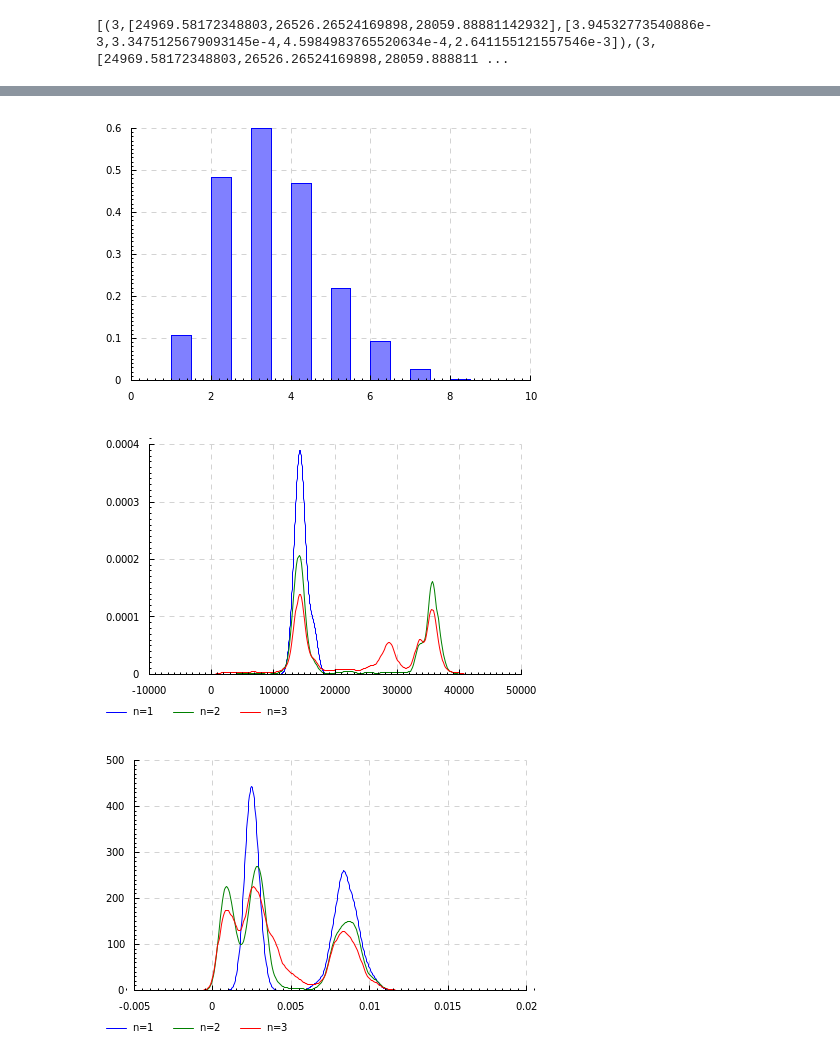
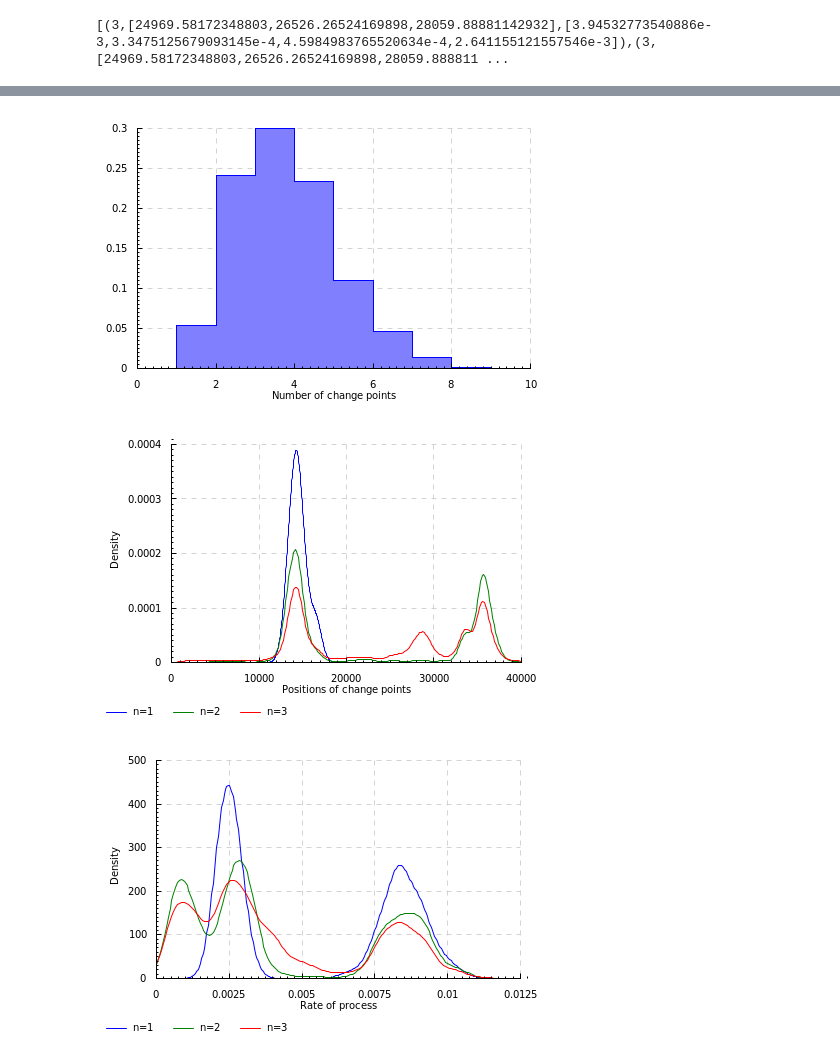
Before and after one commit to davidar/stochaskell, a Jupyter notebook: rj-coal.ipynb, the cells around one changed output, grey strips where cells are left out. Saved outputs shown, nothing was run; the diff lists cells and outputs as text; code cells hidden in the pictures.

```diff
--- a/rj-coal.ipynb
+++ b/rj-coal.ipynb
@@ -154,19 +171,27 @@ import Language.Stochaskell.Plot
 # %%
-toRenderable . plot . return . histToPlot $ defaultNormedPlotHist
-  { _plot_hist_title = "", _plot_hist_values = [real n | (n,s,g) <- samples], _plot_hist_range = Just (0,10), _plot_hist_bins = 20 }
+toRenderable $ do
+  plot . return . histToPlot $ defaultNormedPlotHist
+    { _plot_hist_title = "", _plot_hist_values = [real n | (n,s,g) <- samples], _plot_hist_range = Just (0,10), _plot_hist_bins = 10 }
+  xlabel "Number of change points"
 # %% [output]
-[figure, old version]
+[figure, new version]
 # %%
 toRenderable $ do
   kdeplot "n=1" 625 $ concat [s | (n,s,g) <- samples, n == 1]
   kdeplot "n=2" 625 $ concat [s | (n,s,g) <- samples, n == 2]
   kdeplot "n=3" 625 $ concat [s | (n,s,g) <- samples, n == 3]
+  xlim (0,40000)
+  xlabel "Positions of change points"
+  ylabel "Density"
 # %% [output]
-[figure, old version]
+[figure, new version]
 # %%
 toRenderable $ do
   kdeplot "n=1" 0.0003 $ concat [g | (n,s,g) <- samples, n == 1]
   kdeplot "n=2" 0.0003 $ concat [g | (n,s,g) <- samples, n == 2]
   kdeplot "n=3" 0.0003 $ concat [g | (n,s,g) <- samples, n == 3]
+  xlim (0,0.012)
+  xlabel "Rate of process"
+  ylabel "Density"
 # %% [output]
-[figure, old version]
+[figure, new version]
```
Also changed, not shown: parts of 6 cells of this notebook, 16 other files.
